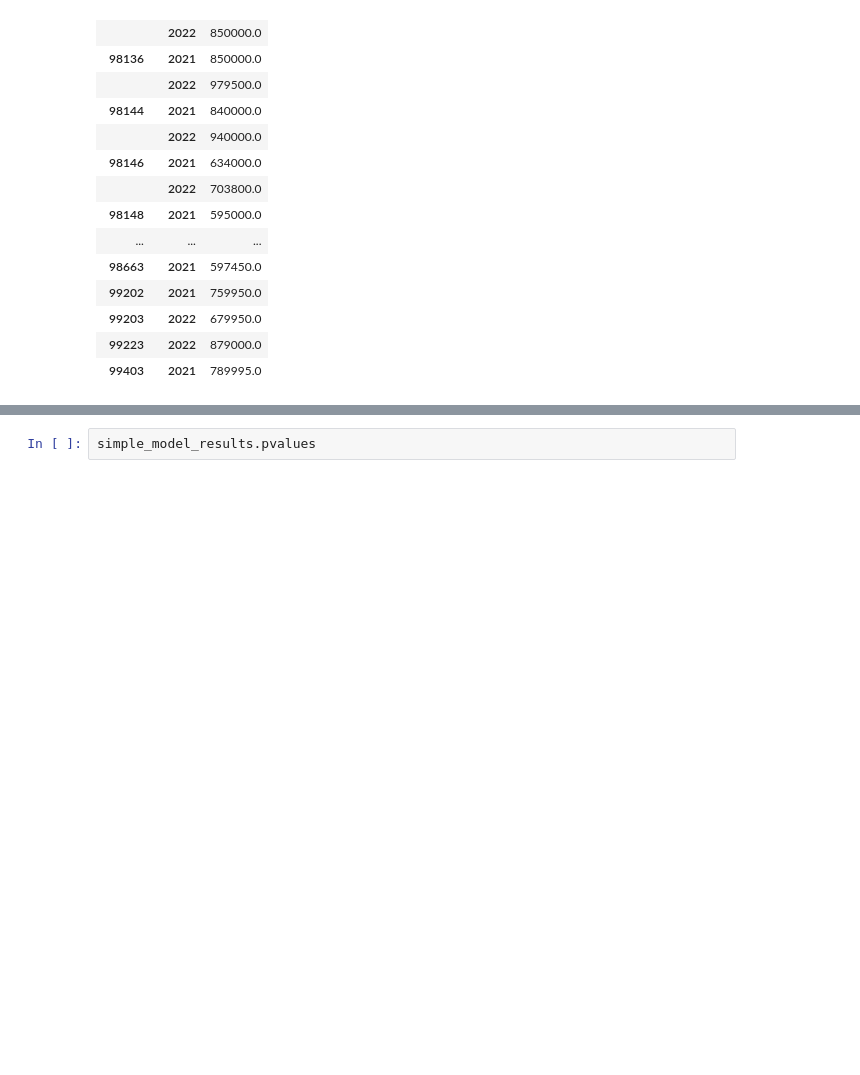
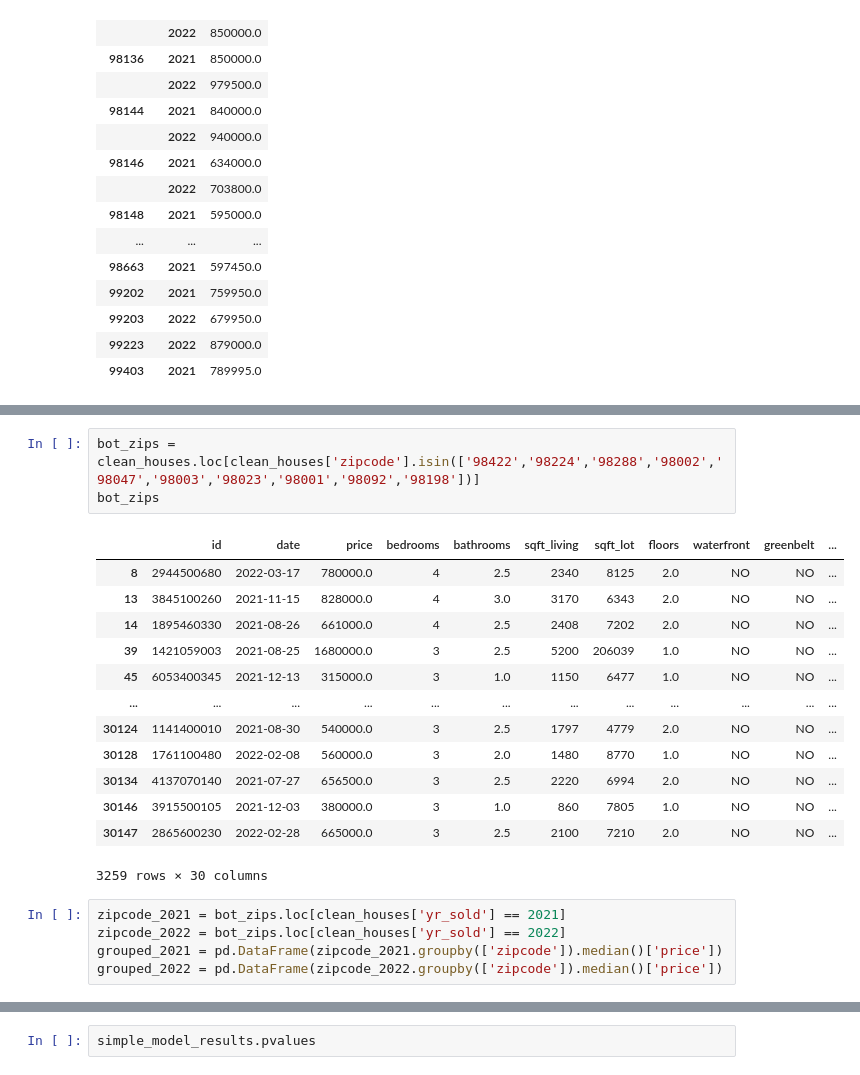
Before and after one commit to vladiseki/Housing_Prices_P2_Project, a Jupyter notebook: individual_notebooks/VS_housing_prices_rough_jn.ipynb, the cells around one changed output, grey strips where cells are left out. Drawn from its saved outputs; the diff is of its cells as text; blank space fills up the shorter version.

```diff
--- a/individual_notebooks/VS_housing_prices_rough_jn.ipynb
+++ b/individual_notebooks/VS_housing_prices_rough_jn.ipynb
@@ -170,0 +211,22 @@ pd.DataFrame(clean_houses.groupby(['zipcode','yr_sold']).median()['price']).tail
+# %%
+bot_zips = clean_houses.loc[clean_houses['zipcode'].isin(['98422','98224','98288','98002','98047','98003','98023','98001','98092','98198'])]
+bot_zips
+# %% [output]
+|  | id | date | price | bedrooms | bathrooms | sqft_living | sqft_lot | floors | waterfront | greenbelt | ... |
+| 8 | 2944500680 | 2022-03-17 | 780000.0 | 4 | 2.5 | 2340 | 8125 | 2.0 | NO | NO | ... |
+| 13 | 3845100260 | 2021-11-15 | 828000.0 | 4 | 3.0 | 3170 | 6343 | 2.0 | NO | NO | ... |
+| 14 | 1895460330 | 2021-08-26 | 661000.0 | 4 | 2.5 | 2408 | 7202 | 2.0 | NO | NO | ... |
+| 39 | 1421059003 | 2021-08-25 | 1680000.0 | 3 | 2.5 | 5200 | 206039 | 1.0 | NO | NO | ... |
+| 45 | 6053400345 | 2021-12-13 | 315000.0 | 3 | 1.0 | 1150 | 6477 | 1.0 | NO | NO | ... |
+| ... | ... | ... | ... | ... | ... | ... | ... | ... | ... | ... | ... |
+| 30124 | 1141400010 | 2021-08-30 | 540000.0 | 3 | 2.5 | 1797 | 4779 | 2.0 | NO | NO | ... |
+| 30128 | 1761100480 | 2022-02-08 | 560000.0 | 3 | 2.0 | 1480 | 8770 | 1.0 | NO | NO | ... |
+| 30134 | 4137070140 | 2021-07-27 | 656500.0 | 3 | 2.5 | 2220 | 6994 | 2.0 | NO | NO | ... |
+| 30146 | 3915500105 | 2021-12-03 | 380000.0 | 3 | 1.0 | 860 | 7805 | 1.0 | NO | NO | ... |
+| 30147 | 2865600230 | 2022-02-28 | 665000.0 | 3 | 2.5 | 2100 | 7210 | 2.0 | NO | NO | ... |
+3259 rows × 30 columns
+# %%
+zipcode_2021 = bot_zips.loc[clean_houses['yr_sold'] == 2021]
+zipcode_2022 = bot_zips.loc[clean_houses['yr_sold'] == 2022]
+grouped_2021 = pd.DataFrame(zipcode_2021.groupby(['zipcode']).median()['price'])
+grouped_2022 = pd.DataFrame(zipcode_2022.groupby(['zipcode']).median()['price'])
```
Also changed, not shown: parts of 24 cells of this notebook, 3 other files.
